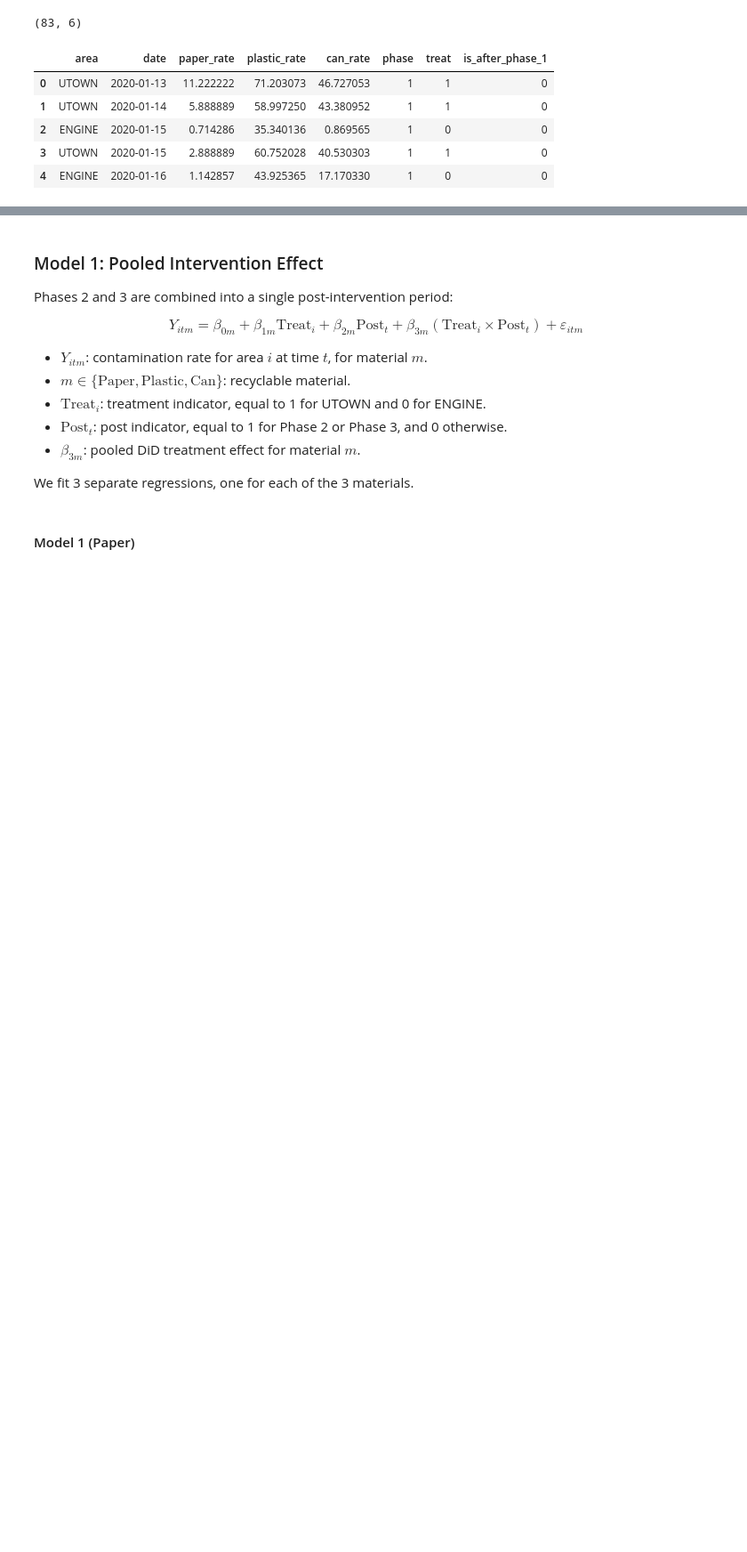
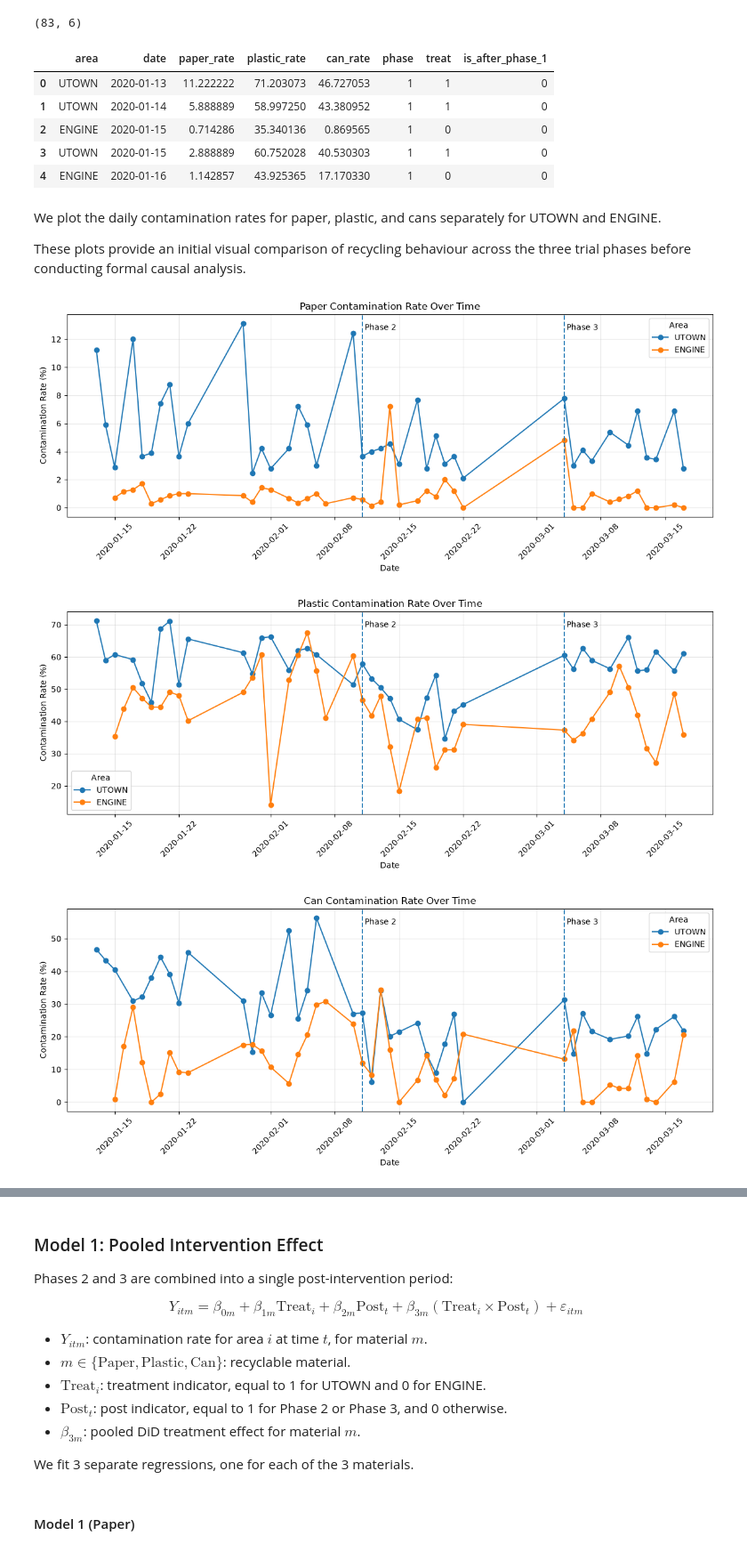
Before and after one commit to chiabingxuan/DBA5101-Project2, a Jupyter notebook: src/dba5101_project2.ipynb, the cells around one changed output, grey strips where cells are left out. Shown at 89% size. Cells and saved outputs as stored; diff of their text form; code cells hidden in the pictures; blank space fills up the shorter version.

Commit message:
feat: Add plots with processed dataframe

```diff
--- a/src/dba5101_project2.ipynb
+++ b/src/dba5101_project2.ipynb
@@ -259,3 +109,68 @@ df_processed.head()
 | 2 | ENGINE | 2020-01-15 | 0.714286 | 35.340136 | 0.869565 | 1 | 0 | 0 |
 | 3 | UTOWN | 2020-01-15 | 2.888889 | 60.752028 | 40.530303 | 1 | 1 | 0 |
 | 4 | ENGINE | 2020-01-16 | 1.142857 | 43.925365 | 17.170330 | 1 | 0 | 0 |
+# %% [markdown]
+We plot the daily contamination rates for paper, plastic, and cans separately for UTOWN and ENGINE.
+
+These plots provide an initial visual comparison of recycling behaviour across the three trial phases before conducting formal causal analysis.
+# %%
+# Contamination variables and display names
+materials = {
+    "paper_rate": "Paper",
+    "plastic_rate": "Plastic",
+    "can_rate": "Can"
+}
+
+# Phase boundaries
+phase2_start = df_processed.loc[df_processed["phase"] == 2, "date"].min()
+phase3_start = df_processed.loc[df_processed["phase"] == 3, "date"].min()
+
+# Create one graph for each recyclable material
+for variable, material in materials.items():
+    fig, ax = plt.subplots(figsize=(12, 5))
+
+    for area in ["UTOWN", "ENGINE"]:
+        temp = df_processed[df_processed["area"] == area]
+
+        ax.plot(
+            temp["date"],
+            temp[variable],
+            marker="o",
+            label=area
+        )
+
+    # Mark beginning of Phase 2 and Phase 3
+    ax.axvline(phase2_start, linestyle="--")
+    ax.axvline(phase3_start, linestyle="--")
+
+    # Phase labels
+    ymax = df_processed[variable].max()
+
+    ax.text(
+        phase2_start,
+        ymax,
+        " Phase 2",
+        verticalalignment="top"
+    )
+
+    ax.text(
+        phase3_start,
+        ymax,
+        " Phase 3",
+        verticalalignment="top"
+    )
+
+    ax.set_title(f"{material} Contamination Rate Over Time")
+    ax.set_xlabel("Date")
+    ax.set_ylabel("Contamination Rate (%)")
+    ax.legend(title="Area")
+    ax.grid(alpha=0.3)
+
+    plt.xticks(rotation=45)
+    plt.tight_layout()
+    plt.savefig(os.path.join(OUTPUTS_PATH, f"{material.lower()}_all_phases.png"), dpi=300, bbox_inches="tight")
+    plt.show()
+# %% [output]
+[figure, added]
+[figure, added]
+[figure, added]
```
Also changed, not shown: parts of 15 cells of this notebook, 6 other files.
